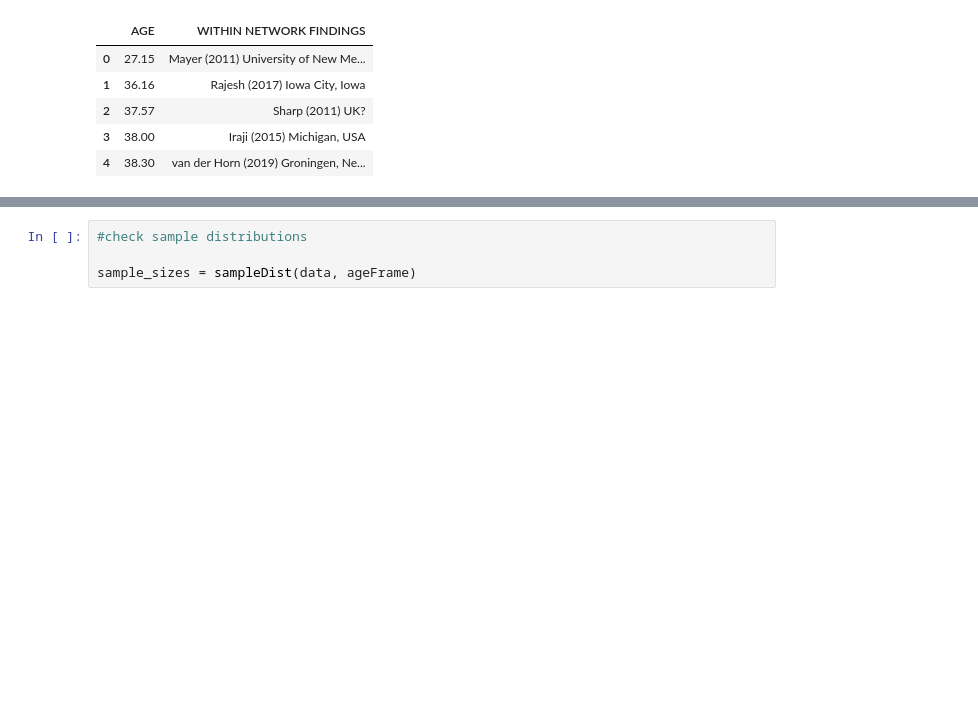
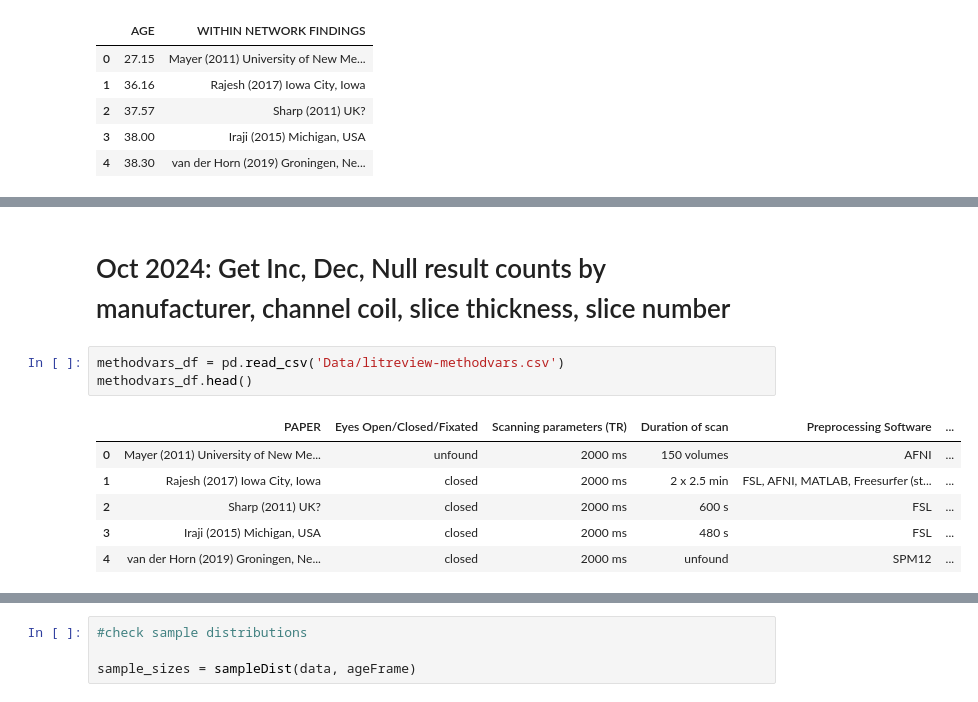
Before and after one commit to danielfrees/rsfMRI_LitReview, a Jupyter notebook: Data_Investigation_LR.ipynb, the cells around one changed output, grey strips where cells are left out. Drawn from its saved outputs; the diff is of its cells as text; blank space fills up the shorter version.

```diff
--- a/Data_Investigation_LR.ipynb
+++ b/Data_Investigation_LR.ipynb
@@ -156,0 +165,12 @@ Name: # of volumes, dtype: float64
+# %% [markdown]
+# Oct 2024: Get Inc, Dec, Null result counts by manufacturer, channel coil, slice thickness, slice number
+# %%
+methodvars_df = pd.read_csv('Data/litreview-methodvars.csv')
+methodvars_df.head()
+# %% [output]
+|  | PAPER | Eyes Open/Closed/Fixated | Scanning parameters (TR) | Duration of scan | Preprocessing Software | ... |
+| 0 | Mayer (2011) University of New Me... | unfound | 2000 ms | 150 volumes | AFNI | ... |
+| 1 | Rajesh (2017) Iowa City, Iowa | closed | 2000 ms | 2 x 2.5 min | FSL, AFNI, MATLAB, Freesurfer (st... | ... |
+| 2 | Sharp (2011) UK? | closed | 2000 ms | 600 s | FSL | ... |
+| 3 | Iraji (2015) Michigan, USA | closed | 2000 ms | 480 s | FSL | ... |
+| 4 | van der Horn (2019) Groningen, Ne... | closed | 2000 ms | unfound | SPM12 | ... |
```
Also changed, not shown: parts of 8 cells of this notebook, 1 other file.
